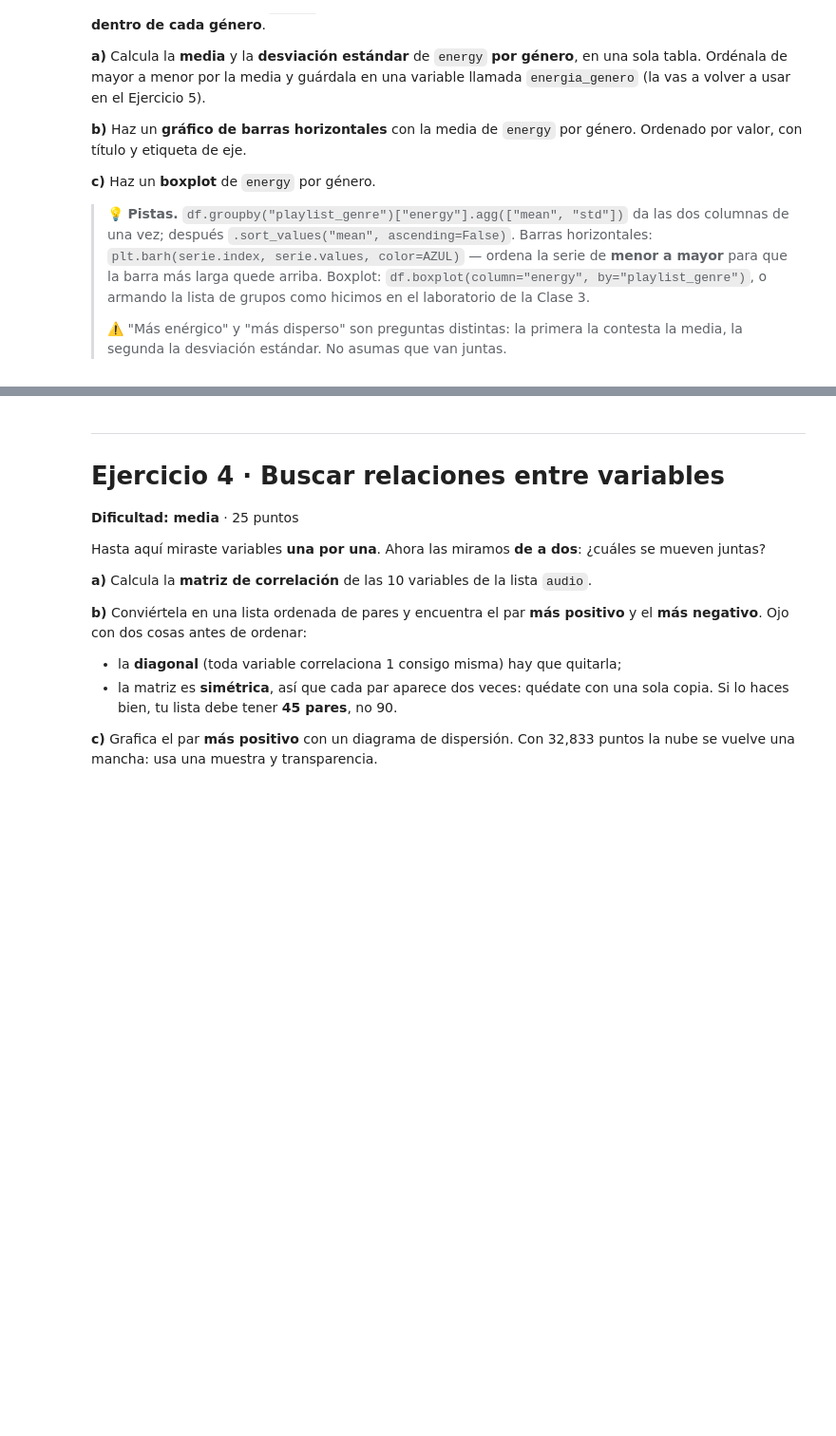
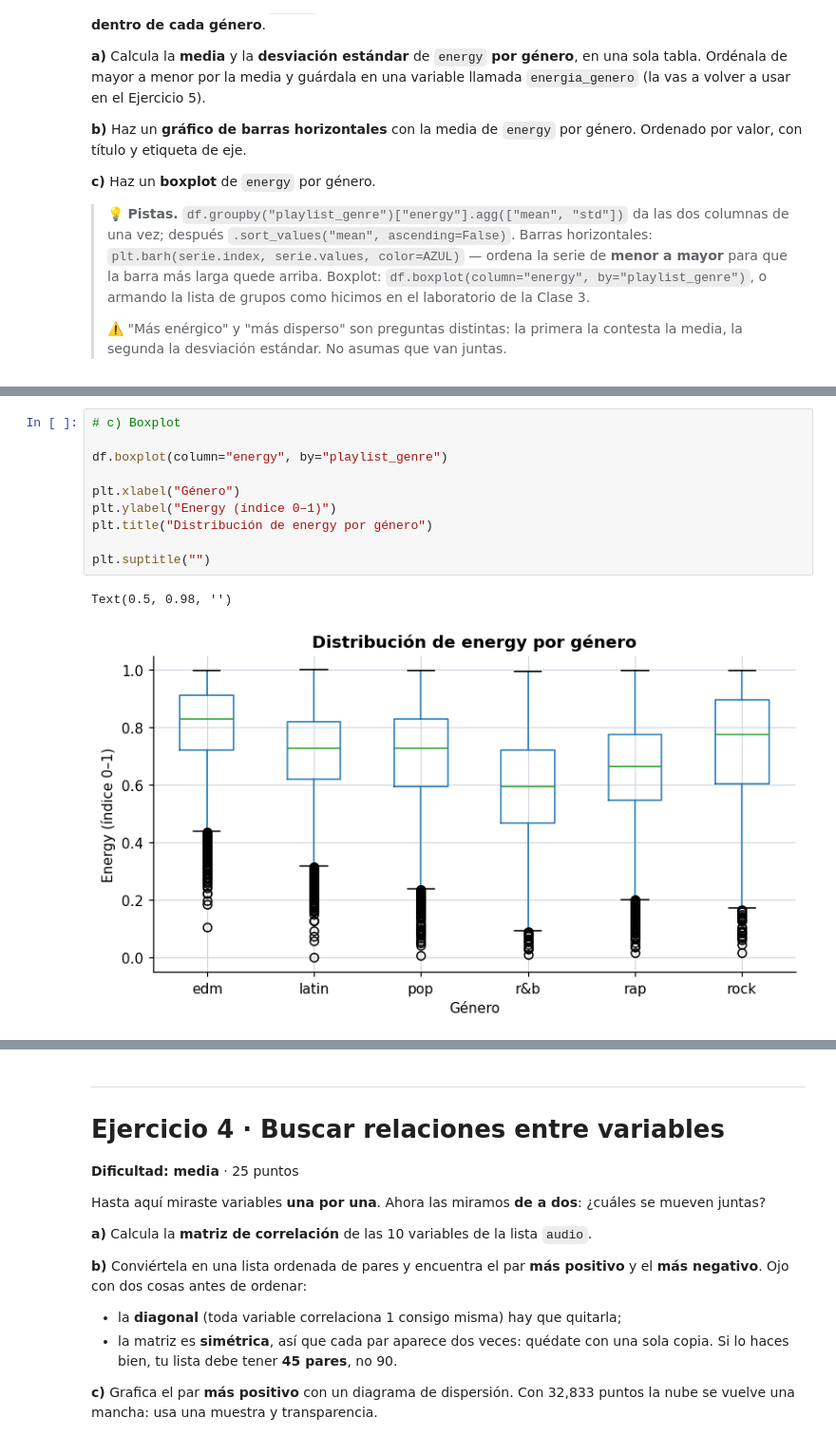
Before and after one commit to reivaj3115/Introduccion_ciencia_datos, a Jupyter notebook: S100_PS1_Martinez.ipynb, the cells around one changed output, grey strips where cells are left out. Shown at 95% size. Cells and saved outputs as stored; diff of their text form; blank space fills up the shorter version.

```diff
--- a/S100_PS1_Martinez.ipynb
+++ b/S100_PS1_Martinez.ipynb
@@ -292,3 +315,16 @@ print(energia_genero)
+# %%
+# c) Boxplot
+
+df.boxplot(column="energy", by="playlist_genre")
+
+plt.xlabel("Género")
+plt.ylabel("Energy (índice 0–1)")
+plt.title("Distribución de energy por género")
+
+plt.suptitle("")
+# %% [output]
+Text(0.5, 0.98, '')
+[figure, added]
 # %% [markdown]
 ### 📝 Tu respuesta — Ejercicio 3
 
```
Also changed, not shown: parts of 3 cells of this notebook.
